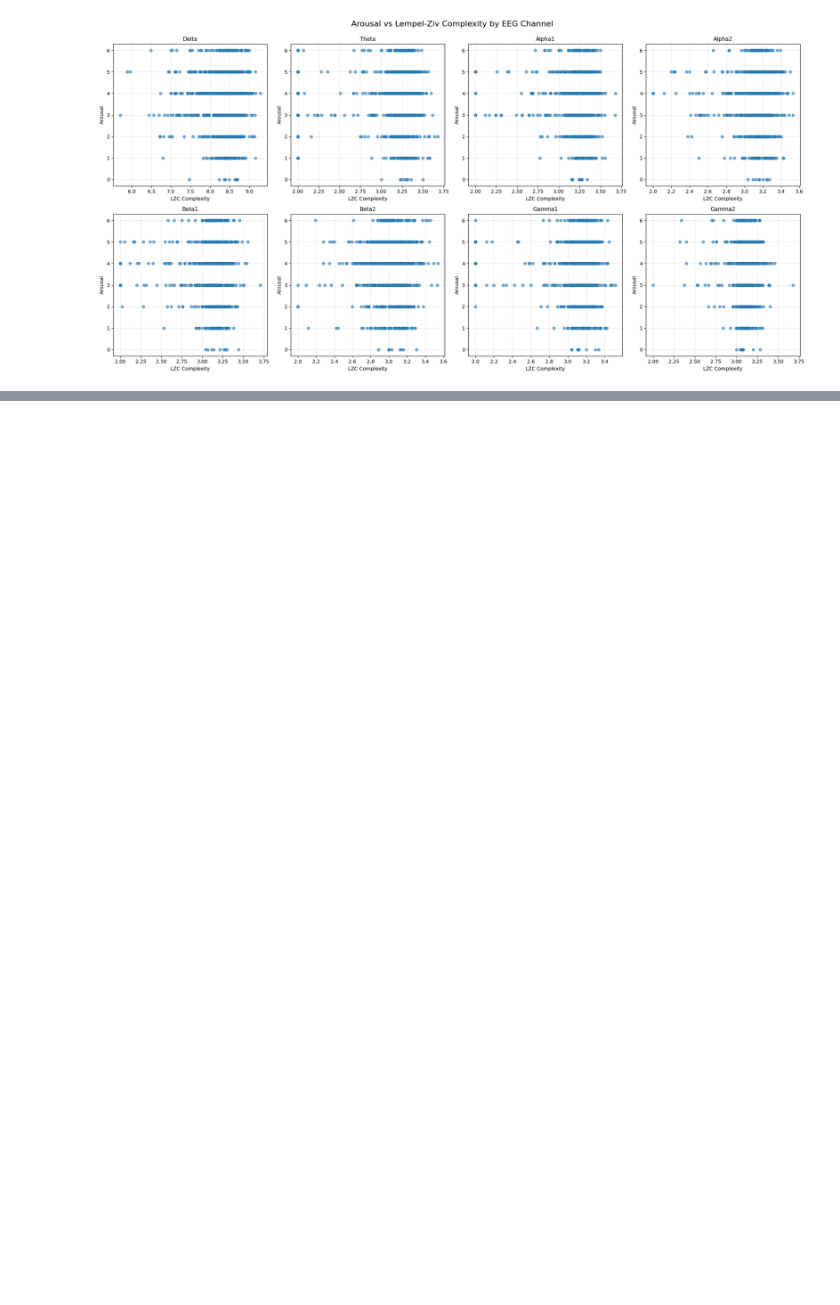
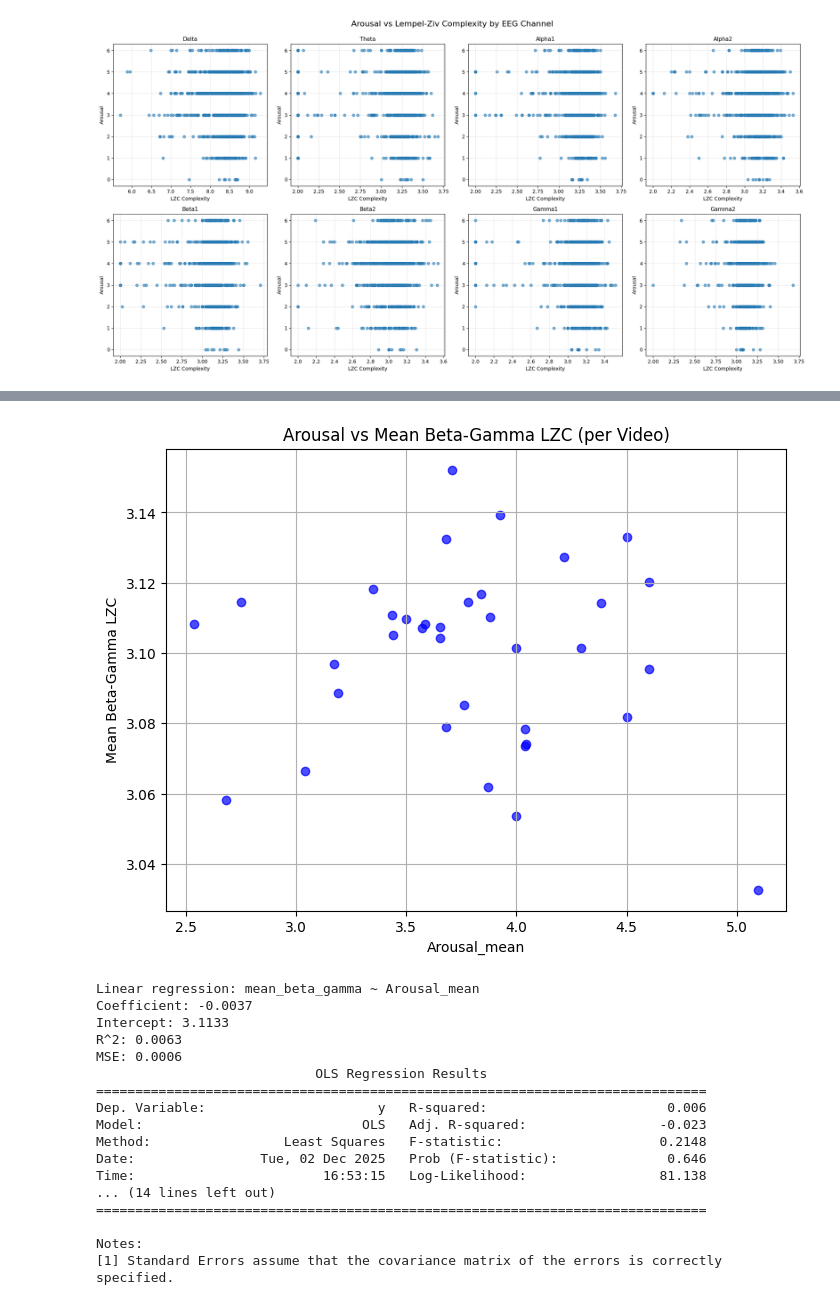
Before and after one commit to deybelman/EEG_Analysis_Project, a Jupyter notebook: analysis.ipynb, the cells around one changed output, grey strips where cells are left out. Drawn from its saved outputs; the diff is of its cells as text; code cells hidden in the pictures; blank space fills up the shorter version.

```diff
--- a/analysis.ipynb
+++ b/analysis.ipynb
@@ -1454,0 +1653,17 @@ plt.show()
+# %%
+import statsmodels.formula.api as smf
+
+# Make sure these columns exist as you showed:
+# Participant_ID, Video_ID, Arousal, beta1
+
+# Treat arousal as numeric 1–7
+combined_df["Arousal"] = combined_df["Arousal"].astype(float)
+
+# Linear mixed model: random intercept for participant, fixed effects for beta1 and Video_ID
+model = smf.mixedlm(
+    "Arousal ~ beta1 + C(Video_ID)",   # fixed effects
+    data=combined_df,
+    groups=combined_df["Participant_ID"]        # random intercept for participants
+)
+result = model.fit()
+print(result.summary())
@@ -1454,0 +2051,61 @@ plt.show()
+# %%
+import matplotlib.pyplot as plt
+
+plt.figure(figsize=(8,6))
+plt.scatter(combined_per_video_df["Arousal_mean"], combined_per_video_df["mean_beta_gamma"], c='blue', alpha=0.7)
+plt.xlabel("Arousal_mean")
+plt.ylabel("Mean Beta-Gamma LZC")
+plt.title("Arousal vs Mean Beta-Gamma LZC (per Video)")
+plt.grid(True)
+plt.show()
+from sklearn.linear_model import LinearRegression
+from sklearn.metrics import r2_score, mean_squared_error
+import numpy as np
+
+# Prepare variables for regression
+X = combined_per_video_df[["Arousal_mean"]].values
+y = combined_per_video_df["mean_beta_gamma"].values
+
+# Fit linear regression
+reg = LinearRegression()
+reg.fit(X, y)
+y_pred = reg.predict(X)
+
+# Calculate statistics
+r2 = r2_score(y, y_pred)
+mse = mean_squared_error(y, y_pred)
+coef = reg.coef_[0]
+intercept = reg.intercept_
+
+# Print regression statistics
+print("Linear regression: mean_beta_gamma ~ Arousal_mean")
+print(f"Coefficient: {coef:.4f}")
+print(f"Intercept: {intercept:.4f}")
+print(f"R^2: {r2:.4f}")
+print(f"MSE: {mse:.4f}")
+
+# If you want more detailed stats, use statsmodels
+import statsmodels.api as sm
+X_sm = sm.add_constant(X)
+model = sm.OLS(y, X_sm)
+results = model.fit()
+print(results.summary())
+# %% [output]
+[figure, added]
+Linear regression: mean_beta_gamma ~ Arousal_mean
+Coefficient: -0.0037
+Intercept: 3.1133
+R^2: 0.0063
+MSE: 0.0006
+                            OLS Regression Results
+==============================================================================
+Dep. Variable:                      y   R-squared:                       0.006
+Model:                            OLS   Adj. R-squared:                 -0.023
+Method:                 Least Squares   F-statistic:                    0.2148
+Date:                Tue, 02 Dec 2025   Prob (F-statistic):              0.646
+Time:                        16:53:15   Log-Likelihood:                 81.138
+... (14 lines left out)
+==============================================================================
+
+Notes:
+[1] Standard Errors assume that the covariance matrix of the errors is correctly specified.
```
Also changed, not shown: parts of 17 cells of this notebook, 2 other files.
